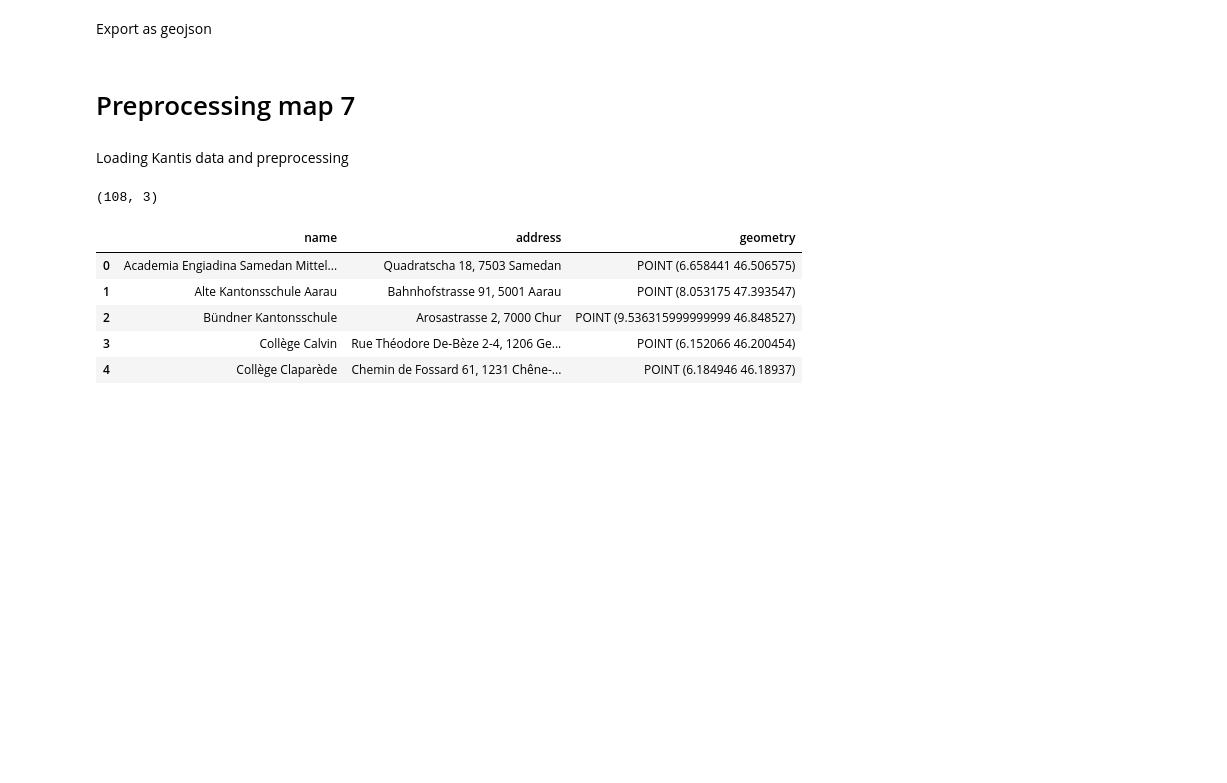
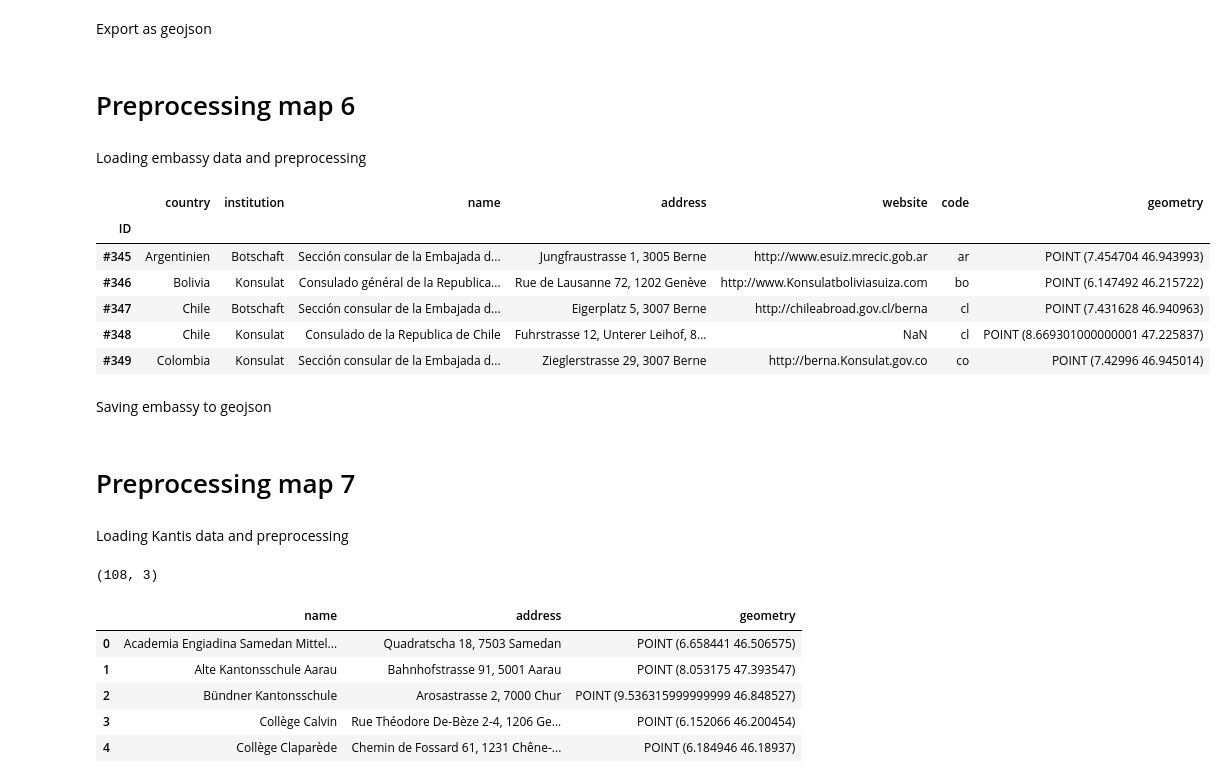
Before and after one commit to SebastianHafner/mapaespanolsuiza, a Jupyter notebook: preprocessing/data_preprocessing.ipynb, the cells around one changed output. Cells and saved outputs as stored; diff of their text form; code cells hidden in the pictures; blank space fills up the shorter version.

```diff
--- a/preprocessing/data_preprocessing.ipynb
+++ b/preprocessing/data_preprocessing.ipynb
@@ -695,0 +729,71 @@ gdf_schools.to_file(f'{path_output}map5.geojson', driver='GeoJSON')
+# %% [markdown]
+# Preprocessing map 6
+# %% [markdown]
+Loading embassy data and preprocessing
+# %%
+fname_embassy ='1_Masterlist_161019.xlsx'
+df_embassy = pd.read_excel(f'{path_languages}{fname_embassy}', sheet_name='Botschaften')
+
+# adding geometry column
+# df_embassy['geometry'] = df_embassy.apply(lambda x: Point(x['y'],x['x']), axis=1)
+# gdf_embassy = gpd.GeoDataFrame(df_embassy, geometry='geometry')
+# gdf_embassy = gdf_embassy.drop(columns=['x', 'y'])
+
+# renaming columns
+df_embassy = df_embassy.rename(columns={
+    'Länder': 'country',
+    'Institution': 'institution',
+    'laut EDA': 'name',
+    'Adresse': 'address',
+    'Unnamed: 5': 'website',
+    'x': 'y',
+    'y': 'x',
+})
+
+# used to retrieve flags from https://flag-icon-css.lip.is/
+countryIDs = {
+    'Argentinien': 'ar',
+    'Bolivia': 'bo',
+    'Chile': 'cl',
+    'Colombia': 'co',
+    'Costa Rica': 'cr',
+    'Cuba': 'cu',
+    'Ecuador': 'ec',
+    'El Salvador': 'sv',
+    'España': 'es',
+    'Guatemala': 'gt',
+    'Honduras': 'hn',
+    'México': 'mx',
+    'Nicaragua': 'ni',
+    'Pánama': 'pa',
+    'Paraguay': 'py',
+    'Peru': 'pe',
+    'Republica Dominicana': 'do',
+    'Uruguay': 'uy',
+    'Venezuela': 've',
+};
+# adding country codes
+df_embassy['code'] = df_embassy.apply(lambda row: countryIDs[row['country']], axis=1)
+
+
+# setting primary key
+df_embassy = df_embassy.set_index('ID')
+
+
+df_embassy['geometry'] = df_embassy.apply(lambda x: Point(x['x'],x['y']), axis=1)
+gdf_embassy = gpd.GeoDataFrame(df_embassy, geometry='geometry')
+
+gdf_embassy = gdf_embassy.drop(columns=['x', 'y'])
+
+
+gdf_embassy.head()
+# %% [output]
+|  | country | institution | name | address | website | code | geometry |
+| ID |  |  |  |  |  |  |  |
+| #345 | Argentinien | Botschaft | Sección consular de la Embajada d... | Jungfraustrasse 1, 3005 Berne | http://www.esuiz.mrecic.gob.ar | ar | POINT (7.454704 46.943993) |
+| #346 | Bolivia | Konsulat | Consulado général de la Republica... | Rue de Lausanne 72, 1202 Genève | http://www.Konsulatboliviasuiza.com | bo | POINT (6.147492 46.215722) |
+| #347 | Chile | Botschaft | Sección consular de la Embajada d... | Eigerplatz 5, 3007 Berne | http://chileabroad.gov.cl/berna | cl | POINT (7.431628 46.940963) |
+| #348 | Chile | Konsulat | Consulado de la Republica de Chile | Fuhrstrasse 12, Unterer Leihof, 8... | NaN | cl | POINT (8.669301000000001 47.225837) |
+| #349 | Colombia | Konsulat | Sección consular de la Embajada d... | Zieglerstrasse 29, 3007 Berne | http://berna.Konsulat.gov.co | co | POINT (7.42996 46.945014) |
+# %% [markdown]
+Saving embassy to geojson
```
Also changed, not shown: parts of 12 cells of this notebook, 15 other files.
